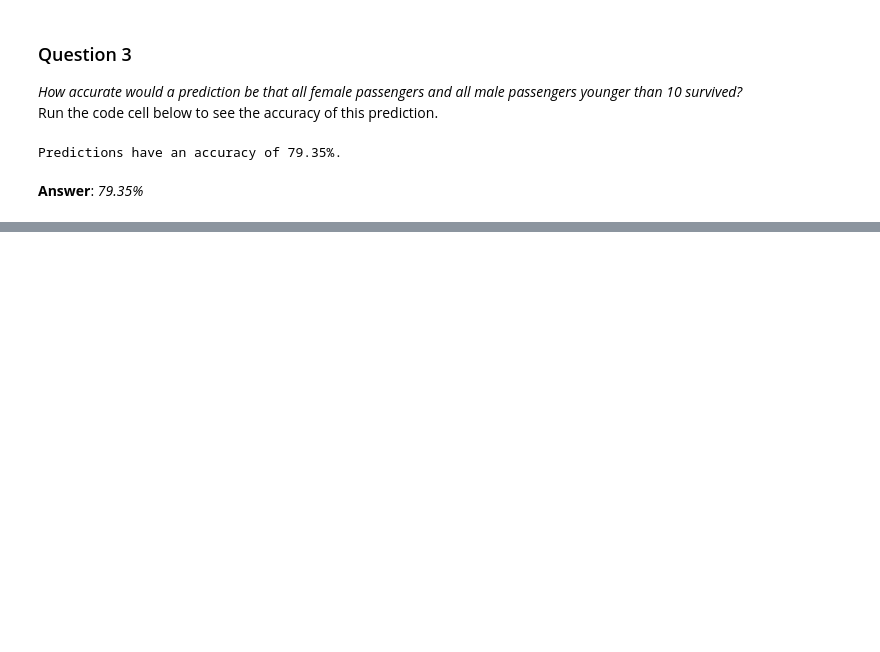
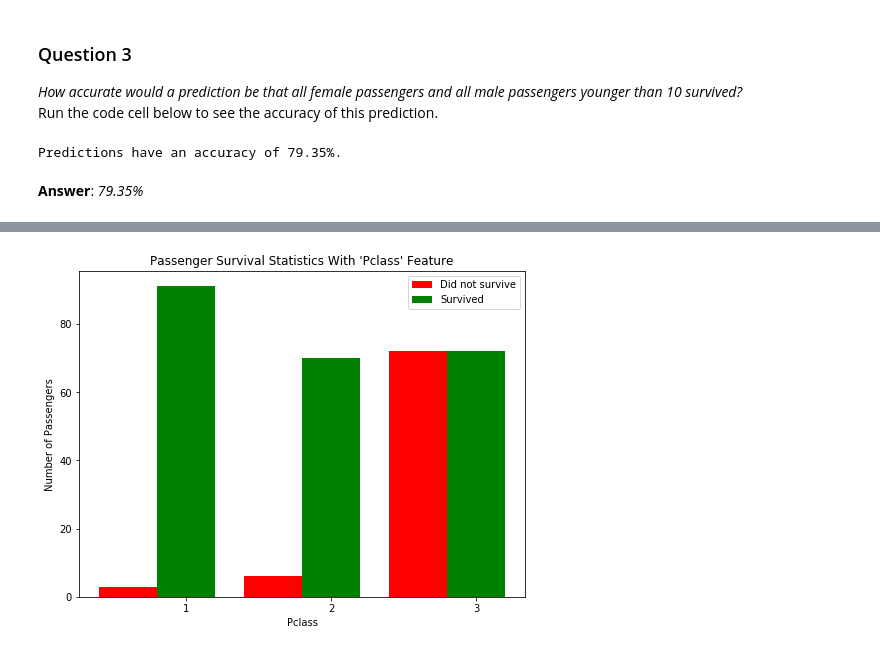
Before and after one commit to girish-sukhwani/Titanic-Survival-Exploration, a Jupyter notebook: titanic_exploration_PySpark.ipynb, the cells around one changed output, grey strips where cells are left out. Drawn from its saved outputs; the diff is of its cells as text; code cells hidden in the pictures; blank space fills up the shorter version.

```diff
--- a/titanic_exploration_PySpark.ipynb
+++ b/titanic_exploration_PySpark.ipynb
@@ -187,0 +194,7 @@ spark_context.stop()
+# %%
+temp_data = data.drop('Survived').toPandas()
+temp_outcomes = data.select('Survived').toPandas()['Survived']
+# %%
+vs.survival_stats(temp_data, temp_outcomes, 'Pclass', ['Sex == "female"'])
+# %% [output]
+[figure, added]
```
Also changed, not shown: parts of 12 cells of this notebook, 1 other file.
